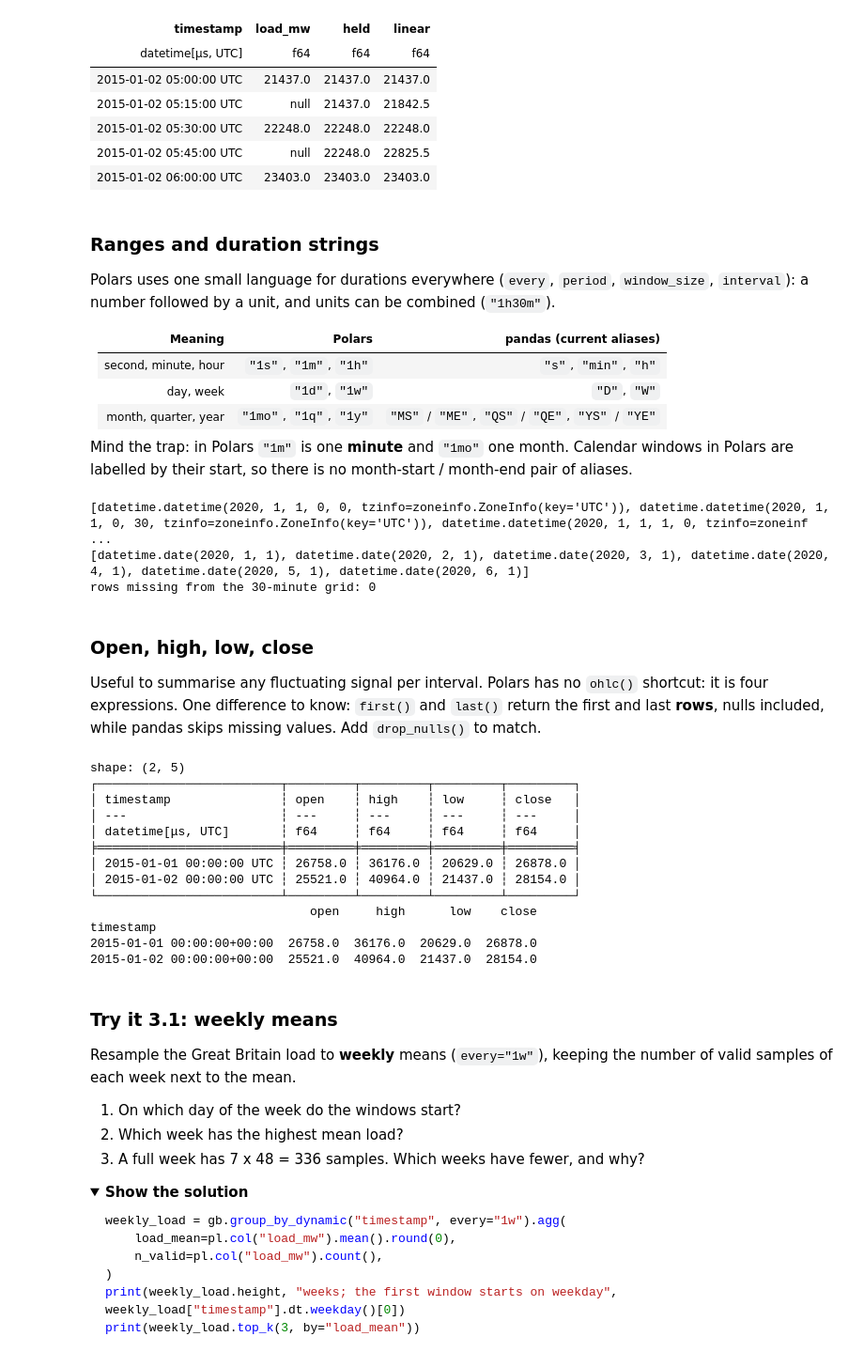
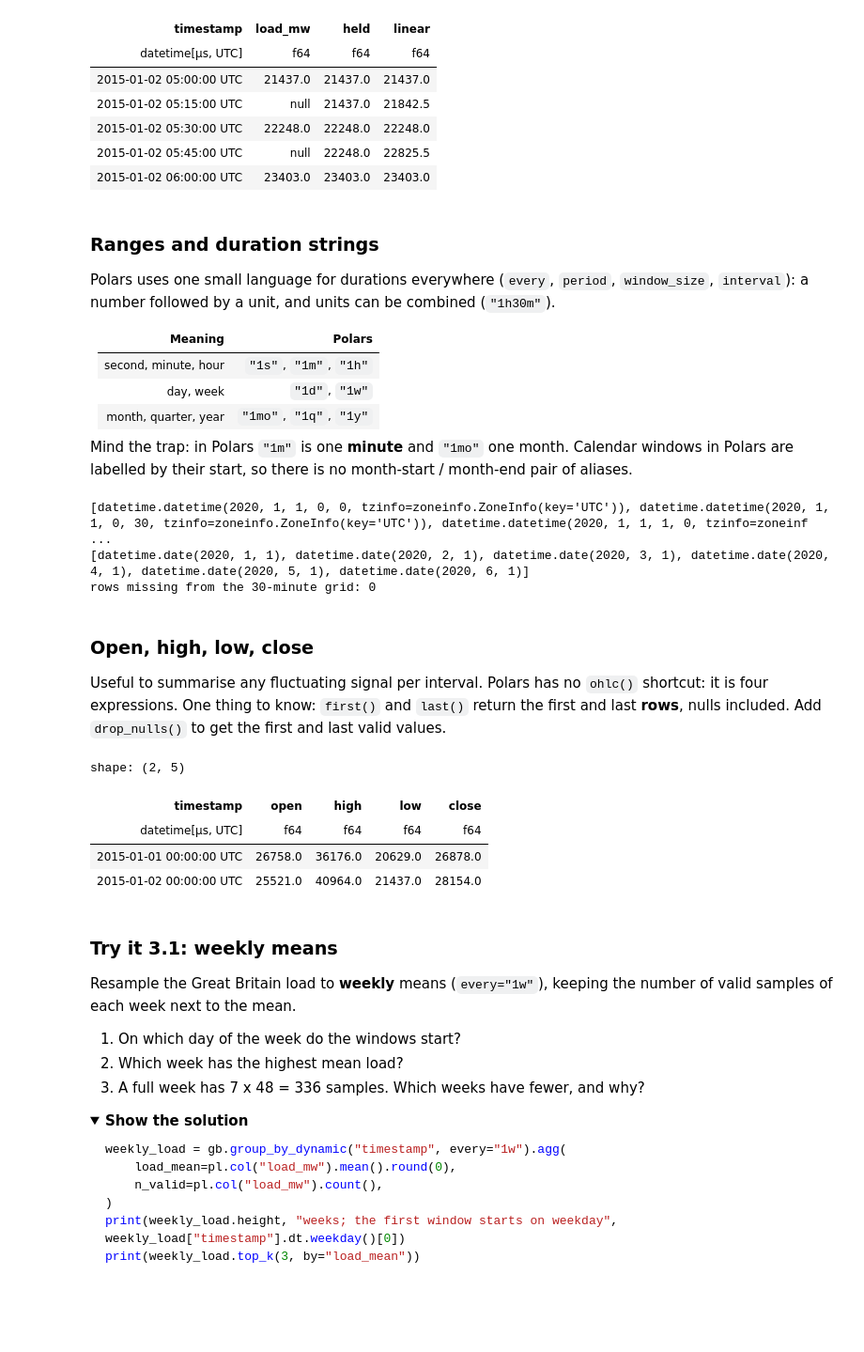
Before and after one commit to alessandro-rubin-sate/polars-intro, a Jupyter notebook: polars_intro.ipynb, the cells around one changed output. Shown at 94% size. Cells and saved outputs as stored; diff of their text form; code cells hidden in the pictures; folded sections open; blank space fills up the shorter version.

```diff
--- a/polars_intro.ipynb
+++ b/polars_intro.ipynb
@@ -1960,11 +2183,11 @@ shape: (5, 4)
 Polars uses one small language for durations everywhere (`every`, `period`, `window_size`,
 `interval`): a number followed by a unit, and units can be combined (`"1h30m"`).
 
-| Meaning | Polars | pandas (current aliases) |
-|---------|--------|--------------------------|
-| second, minute, hour | `"1s"`, `"1m"`, `"1h"` | `"s"`, `"min"`, `"h"` |
-| day, week | `"1d"`, `"1w"` | `"D"`, `"W"` |
-| month, quarter, year | `"1mo"`, `"1q"`, `"1y"` | `"MS"` / `"ME"`, `"QS"` / `"QE"`, `"YS"` / `"YE"` |
+| Meaning | Polars |
+|---------|--------|
+| second, minute, hour | `"1s"`, `"1m"`, `"1h"` |
+| day, week | `"1d"`, `"1w"` |
+| month, quarter, year | `"1mo"`, `"1q"`, `"1y"` |
 
 Mind the trap: in Polars `"1m"` is one **minute** and `"1mo"` one month. Calendar windows in
 Polars are labelled by their start, so there is no month-start / month-end pair of aliases.
@@ -1990,31 +2213,22 @@ rows missing from the 30-minute grid: 0
 ### Open, high, low, close
 
 Useful to summarise any fluctuating signal per interval. Polars has no `ohlc()` shortcut: it is
-four expressions. One difference to know: `first()` and `last()` return the first and last
-**rows**, nulls included, while pandas skips missing values. Add `drop_nulls()` to match.
+four expressions. One thing to know: `first()` and `last()` return the first and last **rows**,
+nulls included. Add `drop_nulls()` to get the first and last valid values.
 # %%
 ohlc = gb.group_by_dynamic("timestamp", every="1d").agg(
     open=pl.col("load_mw").drop_nulls().first(),
     high=pl.col("load_mw").max(),
     low=pl.col("load_mw").min(),
     close=pl.col("load_mw").drop_nulls().last(),
 )
-print(ohlc.slice(1, 2))
-print(gb_pd["load_mw"].resample("1D").ohlc().iloc[1:3])
+ohlc.slice(1, 2)
 # %% [output]
 shape: (2, 5)
-┌─────────────────────────┬─────────┬─────────┬─────────┬─────────┐
-│ timestamp               ┆ open    ┆ high    ┆ low     ┆ close   │
-│ ---                     ┆ ---     ┆ ---     ┆ ---     ┆ ---     │
-│ datetime[μs, UTC]       ┆ f64     ┆ f64     ┆ f64     ┆ f64     │
-╞═════════════════════════╪═════════╪═════════╪═════════╪═════════╡
-│ 2015-01-01 00:00:00 UTC ┆ 26758.0 ┆ 36176.0 ┆ 20629.0 ┆ 26878.0 │
-│ 2015-01-02 00:00:00 UTC ┆ 25521.0 ┆ 40964.0 ┆ 21437.0 ┆ 28154.0 │
-└─────────────────────────┴─────────┴─────────┴─────────┴─────────┘
-                              open     high      low    close
-timestamp
-2015-01-01 00:00:00+00:00  26758.0  36176.0  20629.0  26878.0
-2015-01-02 00:00:00+00:00  25521.0  40964.0  21437.0  28154.0
+| timestamp | open | high | low | close |
+| datetime[μs, UTC] | f64 | f64 | f64 | f64 |
+| 2015-01-01 00:00:00 UTC | 26758.0 | 36176.0 | 20629.0 | 26878.0 |
+| 2015-01-02 00:00:00 UTC | 25521.0 | 40964.0 | 21437.0 | 28154.0 |
 # %% [markdown]
 ### Try it 3.1: weekly means
 
```
Also changed, not shown: parts of 78 cells of this notebook.
